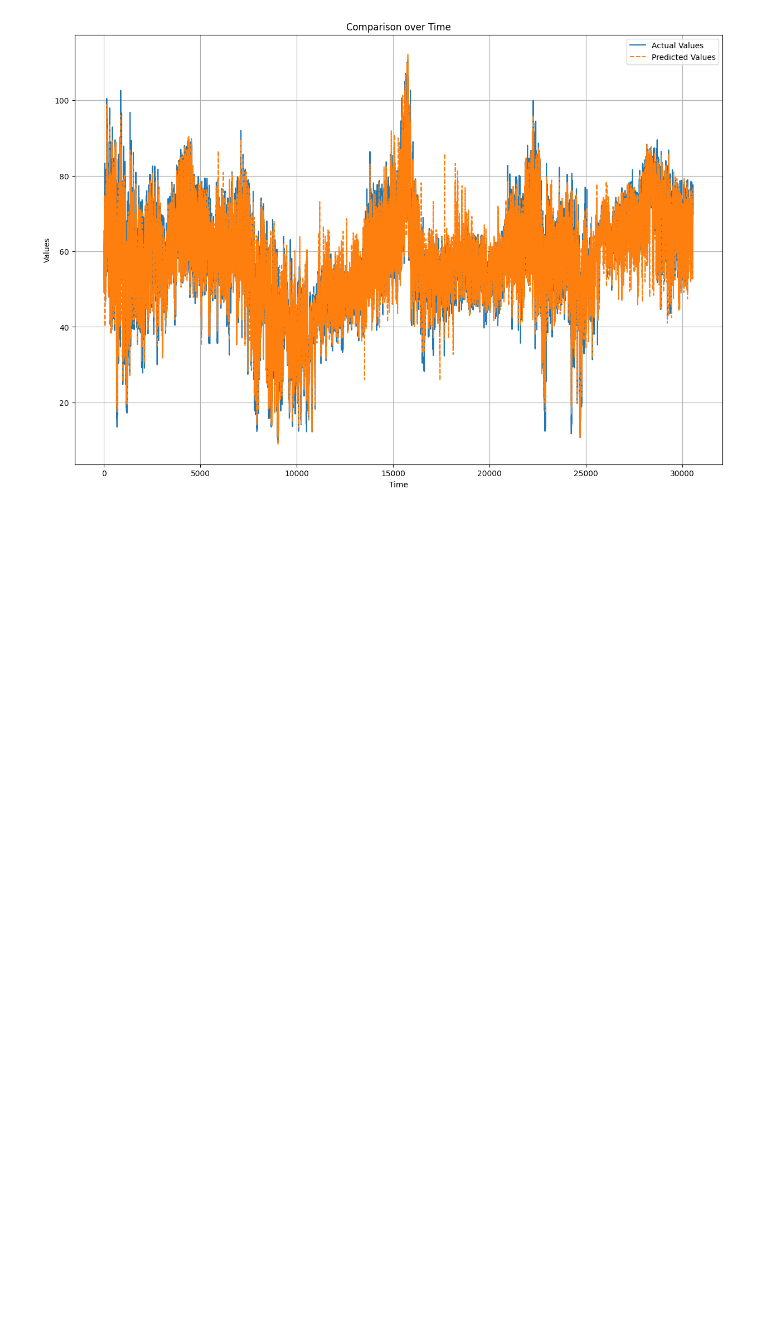
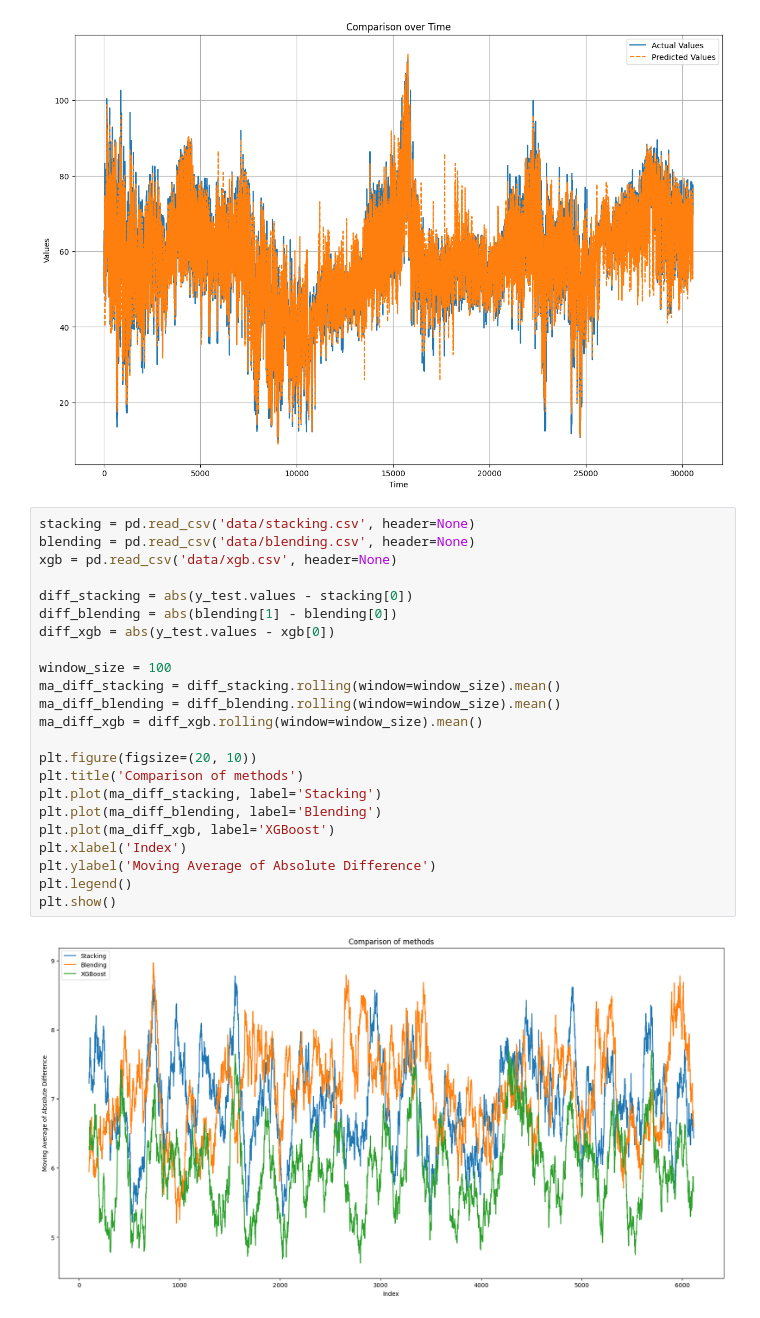
Before and after one commit to Zafewood/IT3212-Data-Powered-Software, a Jupyter notebook: Assignment 3/stacking.ipynb, the cells around one changed output. Cells and saved outputs as stored; diff of their text form; blank space fills up the shorter version.

```diff
--- a/Assignment 3/stacking.ipynb
+++ b/Assignment 3/stacking.ipynb
@@ -175,3 +170,28 @@ plt.show()
 Mean Squared Error (MSE): 55.53094638875078
 [figure]
 [figure]
+# %%
+stacking = pd.read_csv('data/stacking.csv', header=None)
+blending = pd.read_csv('data/blending.csv', header=None)
+xgb = pd.read_csv('data/xgb.csv', header=None)
+
+diff_stacking = abs(y_test.values - stacking[0])
+diff_blending = abs(blending[1] - blending[0])
+diff_xgb = abs(y_test.values - xgb[0])
+
+window_size = 100
+ma_diff_stacking = diff_stacking.rolling(window=window_size).mean()
+ma_diff_blending = diff_blending.rolling(window=window_size).mean()
+ma_diff_xgb = diff_xgb.rolling(window=window_size).mean()
+
+plt.figure(figsize=(20, 10))
+plt.title('Comparison of methods')
+plt.plot(ma_diff_stacking, label='Stacking')
+plt.plot(ma_diff_blending, label='Blending')
+plt.plot(ma_diff_xgb, label='XGBoost')
+plt.xlabel('Index')
+plt.ylabel('Moving Average of Absolute Difference')
+plt.legend()
+plt.show()
+# %% [output]
+[figure, added]
```
Also changed, not shown: parts of 1 cell of this notebook, 5 other files.
